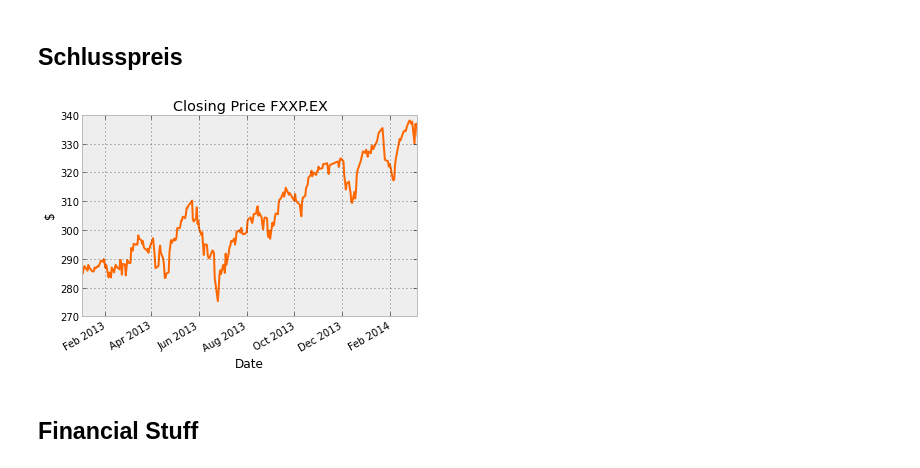
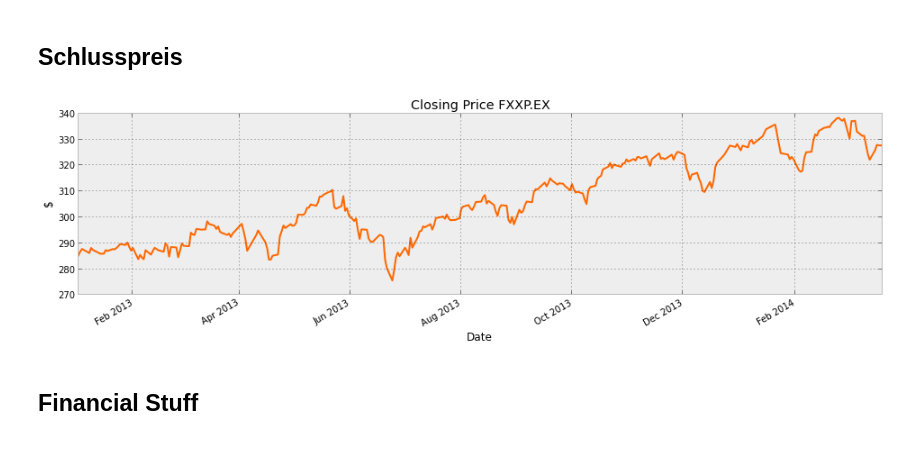
Before and after one commit to balzer82/Pandas-Stoxx-Europe-600, a Jupyter notebook: analyseFXXP.EX.ipynb, the cells around one changed output. Saved outputs shown, nothing was run; the diff lists cells and outputs as text; code cells hidden in the pictures.

```diff
--- a/analyseFXXP.EX.ipynb
+++ b/analyseFXXP.EX.ipynb
@@ -40,11 +40,12 @@ stoxx.head(10)
 # %% [markdown]
 ## Schlusspreis
 # %%
+plt.figure(figsize=(16,4))
 stoxx['Close'].plot();
 plt.ylabel('\$')
 plt.title('Closing Price %s' % sc);
 # %% [output]
-[figure, old version]
+[figure, new version]
 # %% [markdown]
 ## Financial Stuff
 # %% [markdown]
```
Also changed, not shown: parts of 10 cells of this notebook, 2 other files.
